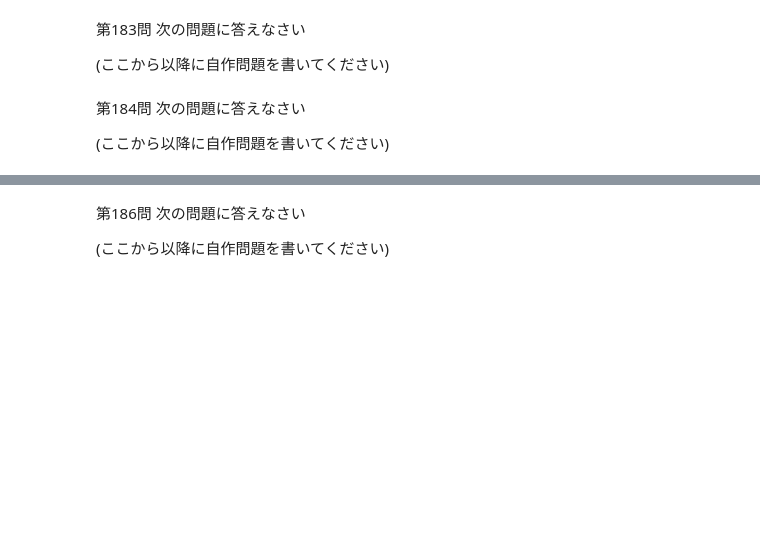
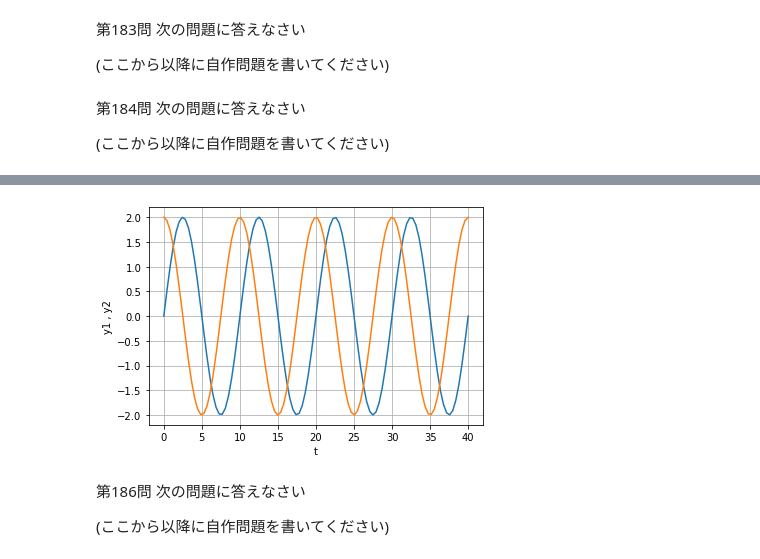
Before and after one commit to yutasugahara/Prog2_11th, a Jupyter notebook: Prog2_11.ipynb, the cells around one changed output, grey strips where cells are left out. Saved outputs shown, nothing was run; the diff lists cells and outputs as text; code cells hidden in the pictures; blank space fills up the shorter version.

```diff
--- a/Prog2_11.ipynb
+++ b/Prog2_11.ipynb
@@ -1318,3 +1323,21 @@
+# %%
+# ここに自作問題の回答（pythonプログラム）を書いてください
+import numpy as np
+from matplotlib import pyplot as plt
+
+A, B, T = 2, 2, 10
+t = np.linspace(0,40,100)
+y1 = A * np.sin(2*np.pi*t/T)
+y2 = B * np.cos(2*np.pi*t/T)
+
+plt.plot(t, y1)
+plt.plot(t, y2)
+plt.grid()
+plt.xlabel('t')
+plt.ylabel('y1 , y2')
+plt.show()
+# %% [output]
+[figure, added]
 # %% [markdown]
 第186問
 次の問題に答えなさい
```
Also changed, not shown: parts of 4 cells of this notebook.
